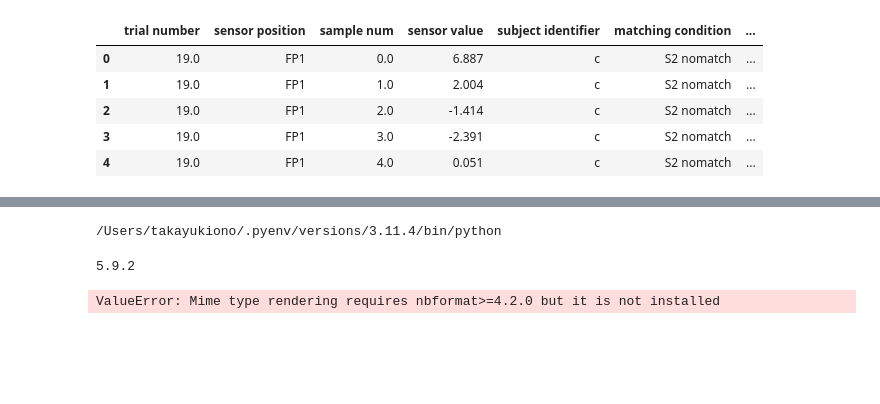
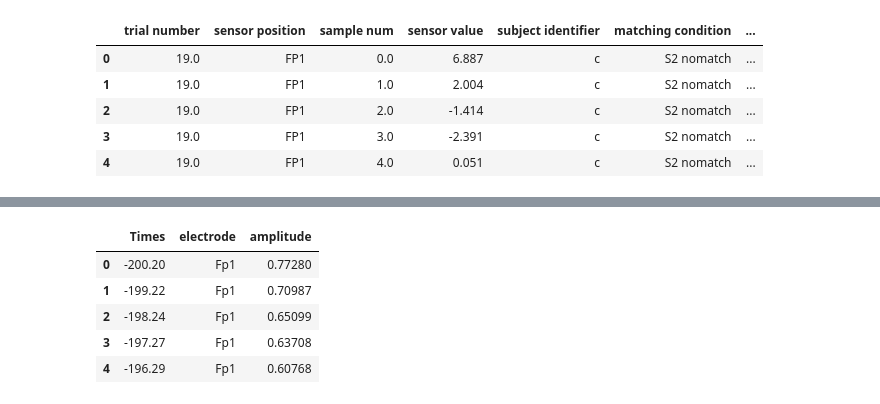
Before and after one commit to sher1ock-jp/EEG-basic, a Jupyter notebook: eeg-alocohol.ipynb, the cells around one changed output, grey strips where cells are left out. Cells and saved outputs as stored; diff of their text form; code cells hidden in the pictures; blank space fills up the shorter version.

```diff
--- a/eeg-alocohol.ipynb
+++ b/eeg-alocohol.ipynb
@@ -399,14 +252,0 @@ Required-by:
-# %%
-import sys
-print(sys.executable)
-# %% [output]
-/Users/takayukiono/.pyenv/versions/3.11.4/bin/python
-# %%
-import nbformat
-print(nbformat.__version__)
-# %% [output]
-5.9.2
-# %%
-plot_3dSurface_and_heatmap(stimulus=stimulus, group='a', df=S1_sample_df)
-# %% [output]
-ValueError: Mime type rendering requires nbformat>=4.2.0 but it is not installed
@@ -412,0 +258,9 @@ ValueError: Mime type rendering requires nbformat>=4.2.0 but it is not installed
+# %%
+topotest.head()
+# %% [output]
+|  | Times | electrode | amplitude |
+| 0 | -200.20 | Fp1 | 0.77280 |
+| 1 | -199.22 | Fp1 | 0.70987 |
+| 2 | -198.24 | Fp1 | 0.65099 |
+| 3 | -197.27 | Fp1 | 0.63708 |
+| 4 | -196.29 | Fp1 | 0.60768 |
```
Also changed, not shown: parts of 17 cells of this notebook.
